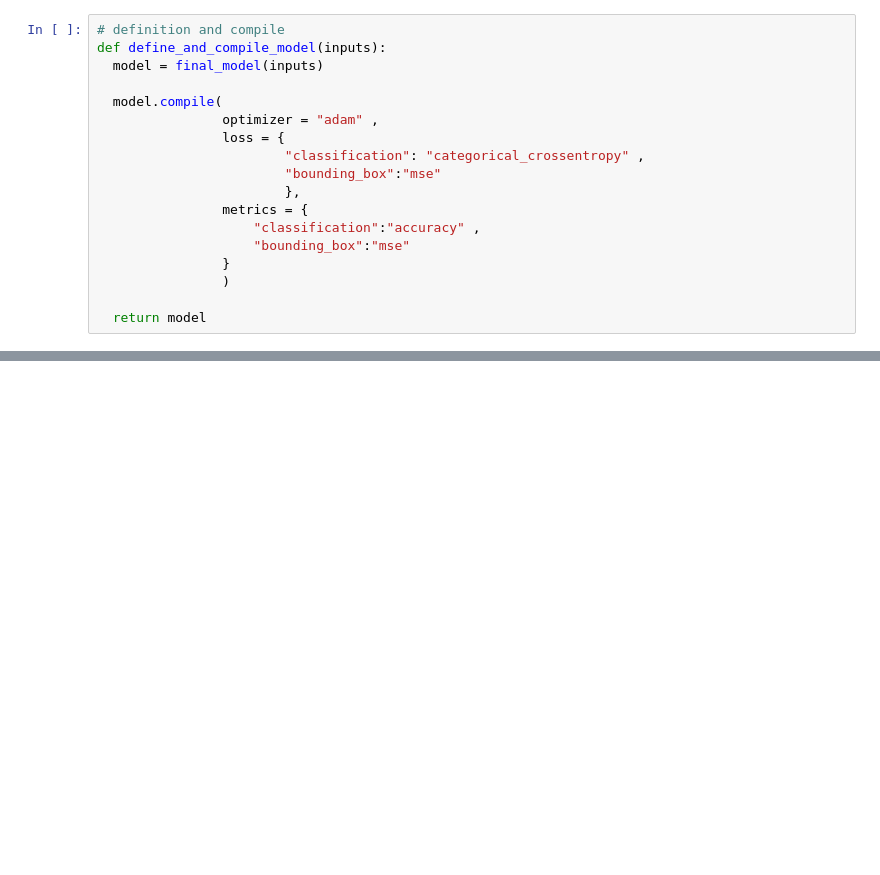
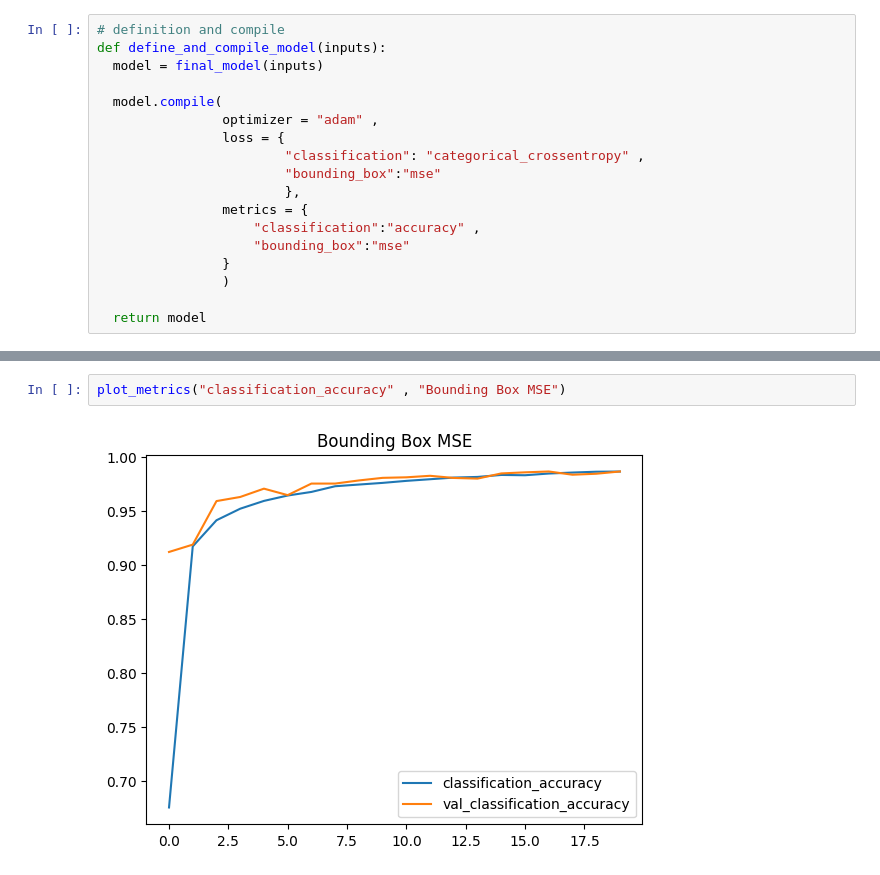
Before and after one commit to CodeByD3v/ML-Experiments, a Jupyter notebook: Object Detection/Handwritten Digits/notebook/Object_Detection_Classification_and_Localization.ipynb, the cells around one changed output, grey strips where cells are left out. Drawn from its saved outputs; the diff is of its cells as text; blank space fills up the shorter version.

```diff
--- a/Object Detection/Handwritten Digits/notebook/Object_Detection_Classification_and_Localization.ipynb
+++ b/Object Detection/Handwritten Digits/notebook/Object_Detection_Classification_and_Localization.ipynb
@@ -391,0 +556,4 @@ Model: "functional_2"
+# %%
+plot_metrics("classification_accuracy" , "Bounding Box MSE")
+# %% [output]
+[figure, added]
```
Also changed, not shown: parts of 19 cells of this notebook.
